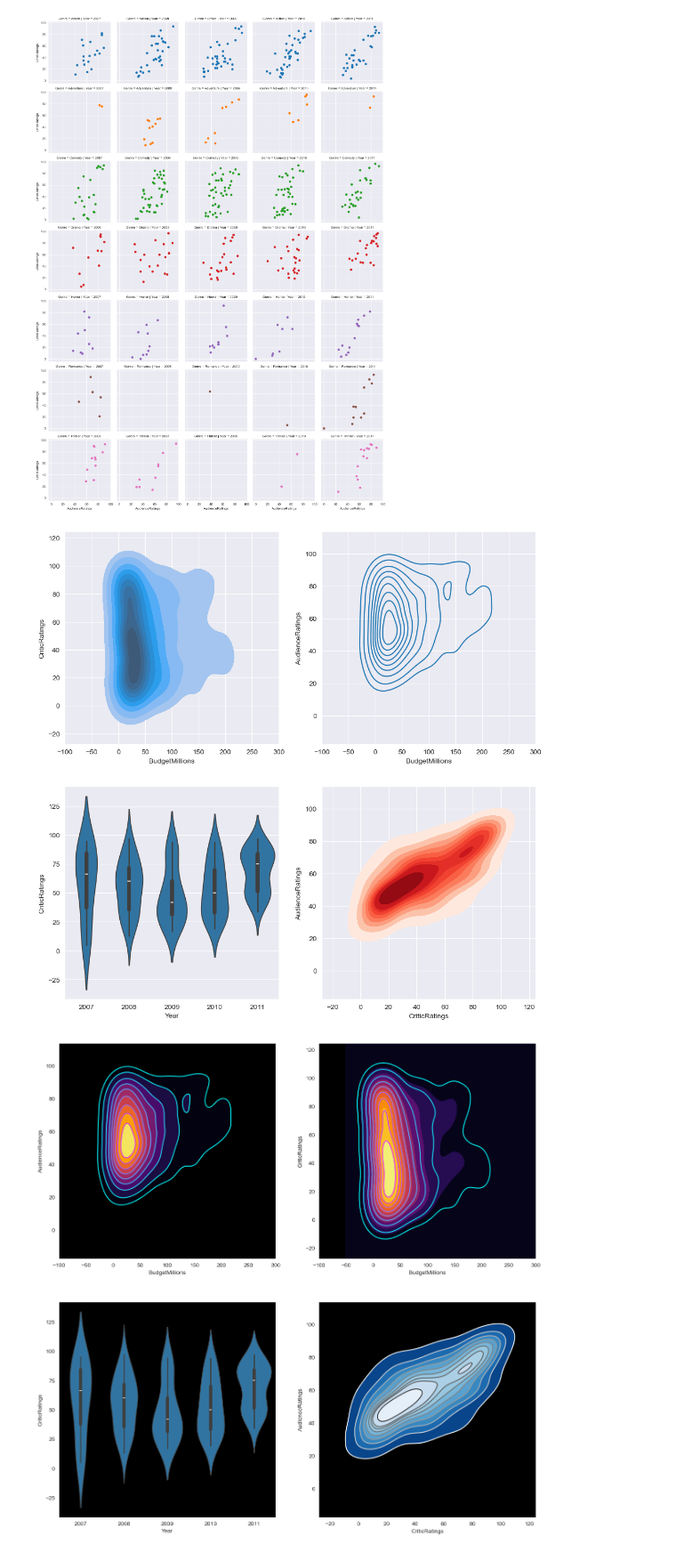
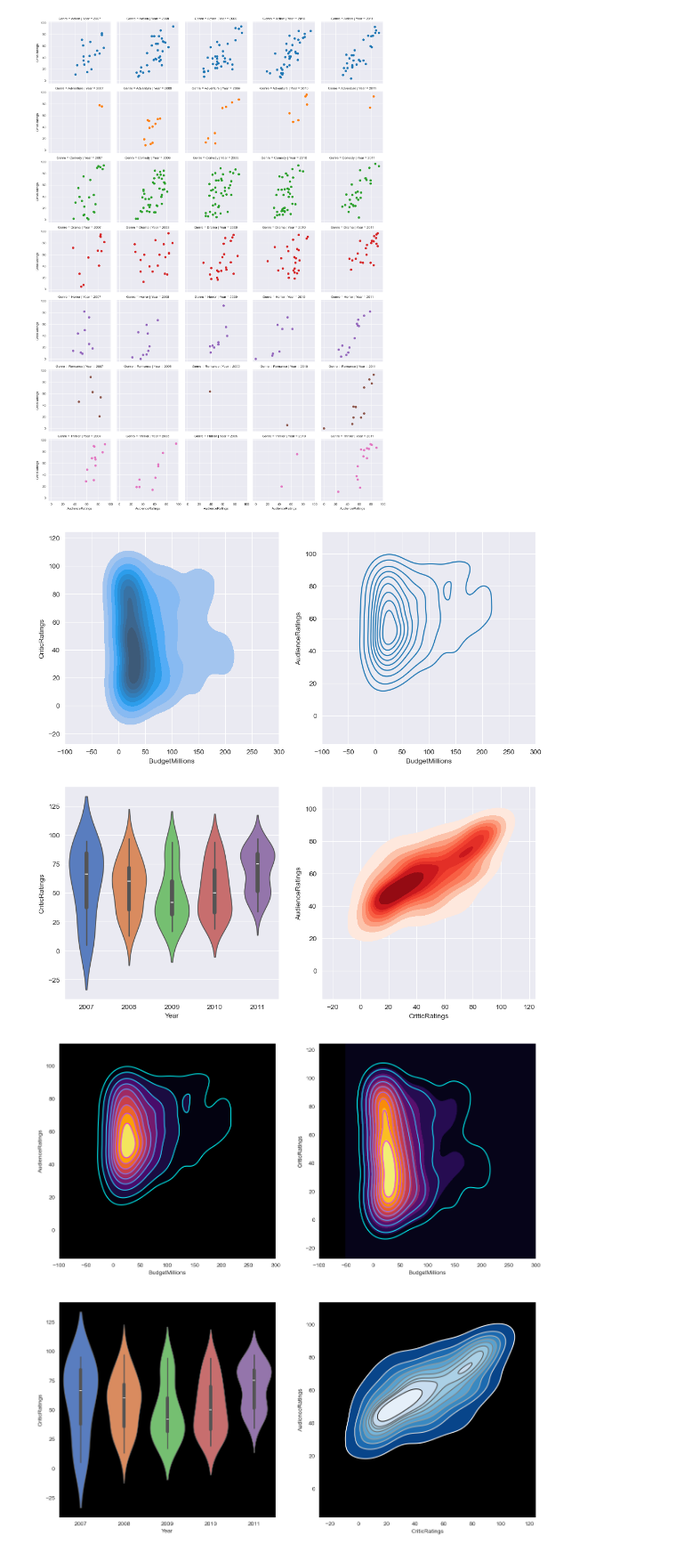
Before and after one commit to animesh27saini/imdb-data-analysis, a Jupyter notebook: movie-ratings.ipynb, the cells around one changed output. Shown at 89% size. Saved outputs shown, nothing was run; the diff lists cells and outputs as text; code cells hidden in the pictures.

```diff
--- a/movie-ratings.ipynb
+++ b/movie-ratings.ipynb
@@ -320,42 +322,42 @@ k2 = sns.kdeplot(data = movie , x = "BudgetMillions" , y = "AudienceRatings" , a
 n1.set(xlim=(-100,300))
 k2.set(xlim=(-100,300))
 
-z = sns.violinplot(data=movie[movie.Genre == 'Drama'], x = "Year" , y = "CriticRatings" , ax = axes[1,0])
+z = sns.violinplot(data=movie[movie.Genre == 'Drama'], x = "Year" , y = "CriticRatings" , ax = axes[1,0] , palette = 'muted' )
 
 k4 = sns.kdeplot(data = movie , x = "CriticRatings" , y = "AudienceRatings" ,shade = True,cmap = 'Reds', ax = axes[1,1])
 # %% [output]
-[figure, old version]
+[figure, new version]
 # %%
 sns.set_style('dark',{'axes.facecolor':'black'})
 f, axes = plt.subplots (2,2, figsize = (15,15))
 
 
 k1 = sns.kdeplot(x=movie.BudgetMillions,y=movie.AudienceRatings, \
                  shade = True,cmap = 'inferno', \
                  ax = axes[0,0])
 k1b = sns.kdeplot(x=movie.BudgetMillions, y=movie.AudienceRatings, \
                  cmap = 'cool',ax = axes[0,0])
 
 
 k2 = sns.kdeplot(x=movie.BudgetMillions,y=movie.CriticRatings,\
                  shade=True, shade_lowest=True, cmap='inferno',\
                  ax = axes[0,1])
 k2b = sns.kdeplot(x=movie.BudgetMillions,y=movie.CriticRatings,\
                   cmap = 'cool', ax = axes[0,1])
 
 z = sns.violinplot(data=movie[movie.Genre=='Drama'], \
-                   x='Year', y = 'CriticRatings', ax=axes[1,0])
+                   x='Year', y = 'CriticRatings', ax=axes[1,0] ,  palette = 'muted')
 
 k4 = sns.kdeplot(x=movie.CriticRatings,y=movie.AudienceRatings, \
                  shade = True,shade_lowest=False,cmap='Blues_r', \
                  ax=axes[1,1])
 k4b = sns.kdeplot(x=movie.CriticRatings, y=movie.AudienceRatings, \
                   cmap='gist_gray_r',ax = axes[1,1])
 
 
 k1.set(xlim=(-100,300))
 k2.set(xlim=(-100,300))
 
 plt.show()
 # %% [output]
-[figure, old version]
+[figure, new version]
```
Also changed, not shown: parts of 4 cells of this notebook.
